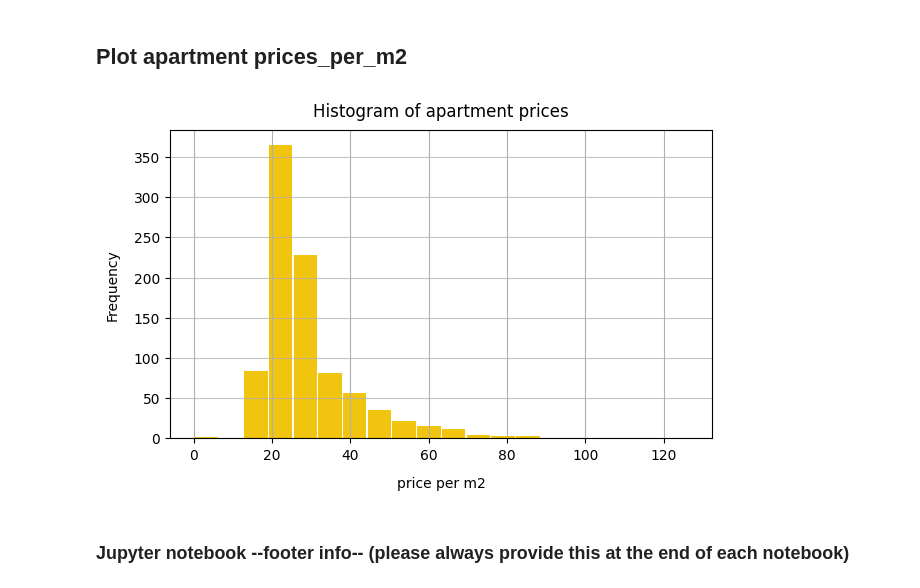
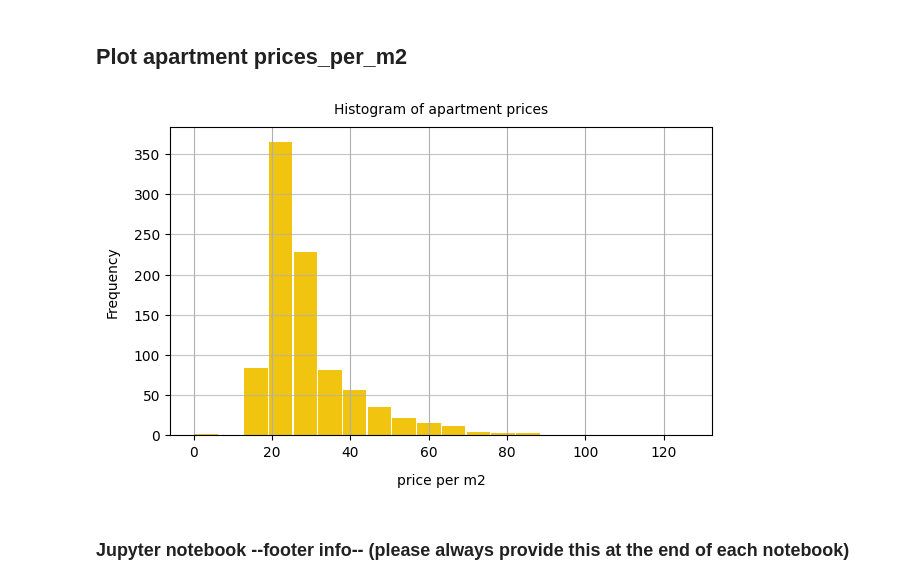
Before and after one commit to sivanujan-selvarajah/scientific_programming, a Jupyter notebook: Week_03/exercises/Docker_Jupyter_Datascience_Notebook/apartments_data_kt_zuerich.ipynb, the cells around one changed output. Drawn from its saved outputs; the diff is of its cells as text; code cells hidden in the pictures.

```diff
--- a/Week_03/exercises/Docker_Jupyter_Datascience_Notebook/apartments_data_kt_zuerich.ipynb
+++ b/Week_03/exercises/Docker_Jupyter_Datascience_Notebook/apartments_data_kt_zuerich.ipynb
@@ -69,30 +69,30 @@ pd.pivot_table(df[['rooms', 'price', 'price_per_m2', 'area']],
 # %%
 # Plot Histogram
 fig = plt.figure( figsize=(7,4))
 plt.xticks(fontsize=14, rotation=0)
 plt.yticks(fontsize=14, rotation=0)
 n, bins, patches = plt.hist(x=df['price_per_m2'],
                             bins=20,
                             color='#F1C40F',
                             alpha=1,
                             rwidth=0.95
                    )
 plt.grid(True)
 plt.ticklabel_format(style='plain')
 plt.grid(axis='y', alpha=0.75)
 
 # Set labels
 plt.xlabel('price per m2', fontsize=10, labelpad=10)
 plt.ylabel('Frequency', fontsize=10, labelpad=10)
-plt.title('Histogram of apartment prices', fontsize=12, pad=10)
+plt.title('Histogram of apartment prices', fontsize=10, pad=10)
 
 # Set fontsize of tick labels
 plt.xticks(fontsize = 10)
 plt.yticks(fontsize = 10)
 
 plt.show()
 # %% [output]
-[figure, old version]
+[figure, new version]
 # %% [markdown]
 ### Jupyter notebook --footer info-- (please always provide this at the end of each notebook)
 # %%
```
Also changed, not shown: parts of 1 cell of this notebook, 6 other files.
